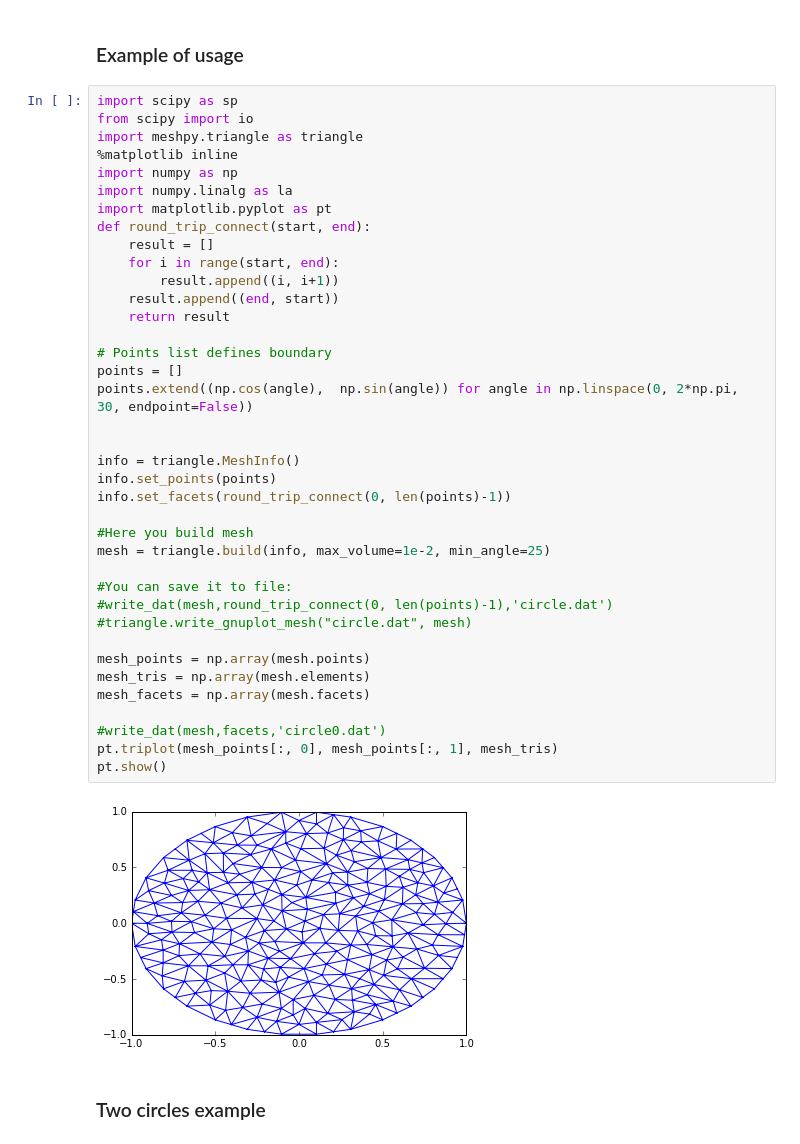
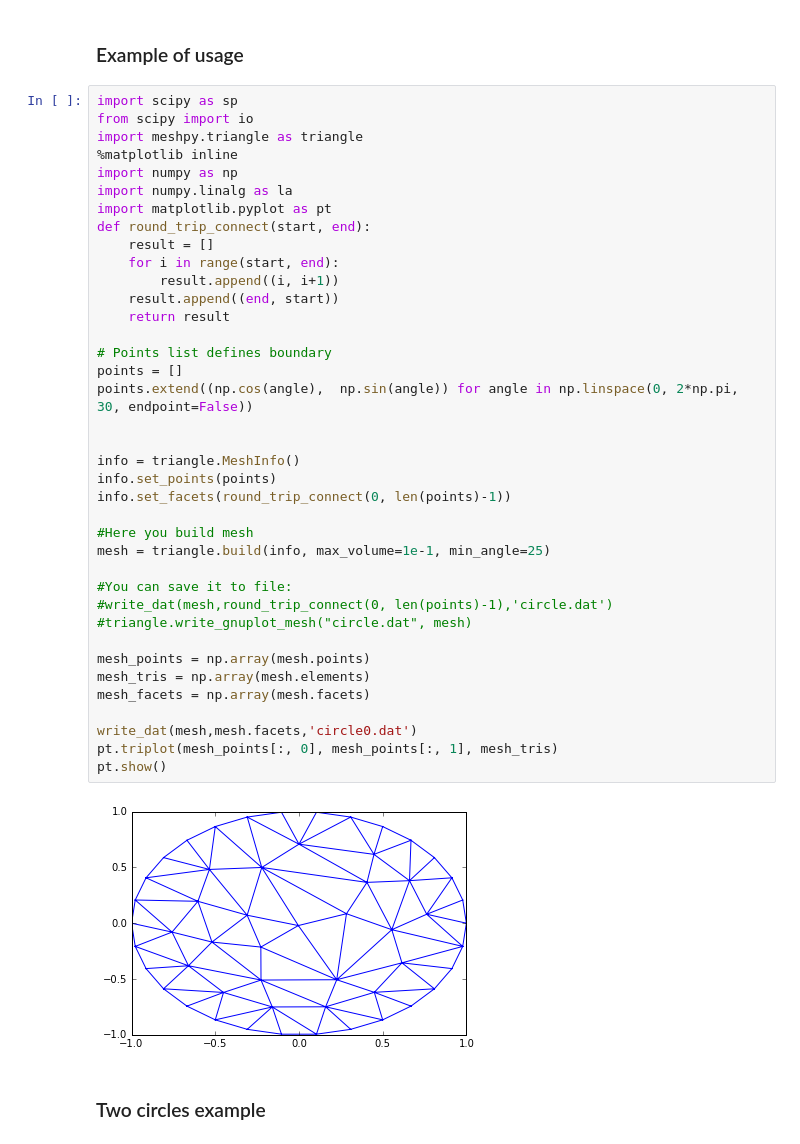
Before and after one commit to shapeev/NumPDE2016, a Jupyter notebook: Mesh.ipynb, the cells around one changed output. Saved outputs shown, nothing was run; the diff lists cells and outputs as text.

```diff
--- a/Mesh.ipynb
+++ b/Mesh.ipynb
@@ -51,36 +51,36 @@ import numpy.linalg as la
 import matplotlib.pyplot as pt
 def round_trip_connect(start, end):
     result = []
     for i in range(start, end):
         result.append((i, i+1))
     result.append((end, start))
     return result
 
 # Points list defines boundary
 points = []
 points.extend((np.cos(angle),  np.sin(angle)) for angle in np.linspace(0, 2*np.pi, 30, endpoint=False))
 
 
 info = triangle.MeshInfo()
 info.set_points(points)
 info.set_facets(round_trip_connect(0, len(points)-1))
 
 #Here you build mesh
-mesh = triangle.build(info, max_volume=1e-2, min_angle=25)
+mesh = triangle.build(info, max_volume=1e-1, min_angle=25)
 
 #You can save it to file:
 #write_dat(mesh,round_trip_connect(0, len(points)-1),'circle.dat')
 #triangle.write_gnuplot_mesh("circle.dat", mesh)
 
 mesh_points = np.array(mesh.points)
 mesh_tris = np.array(mesh.elements)
 mesh_facets = np.array(mesh.facets)
 
-#write_dat(mesh,facets,'circle0.dat')
+write_dat(mesh,mesh.facets,'circle0.dat')
 pt.triplot(mesh_points[:, 0], mesh_points[:, 1], mesh_tris)
 pt.show()
 # %% [output]
-[figure, old version]
+[figure, new version]
 # %% [markdown]
 ### Two circles example
 # %%
```
Also changed, not shown: 1 other file.
